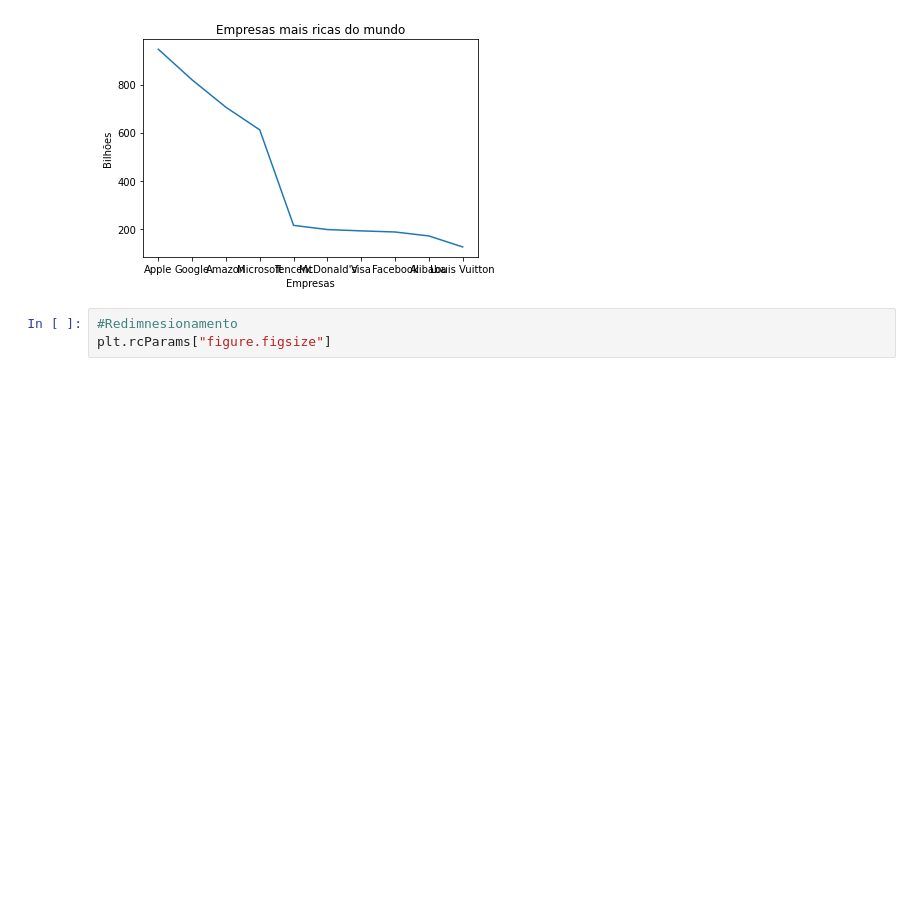
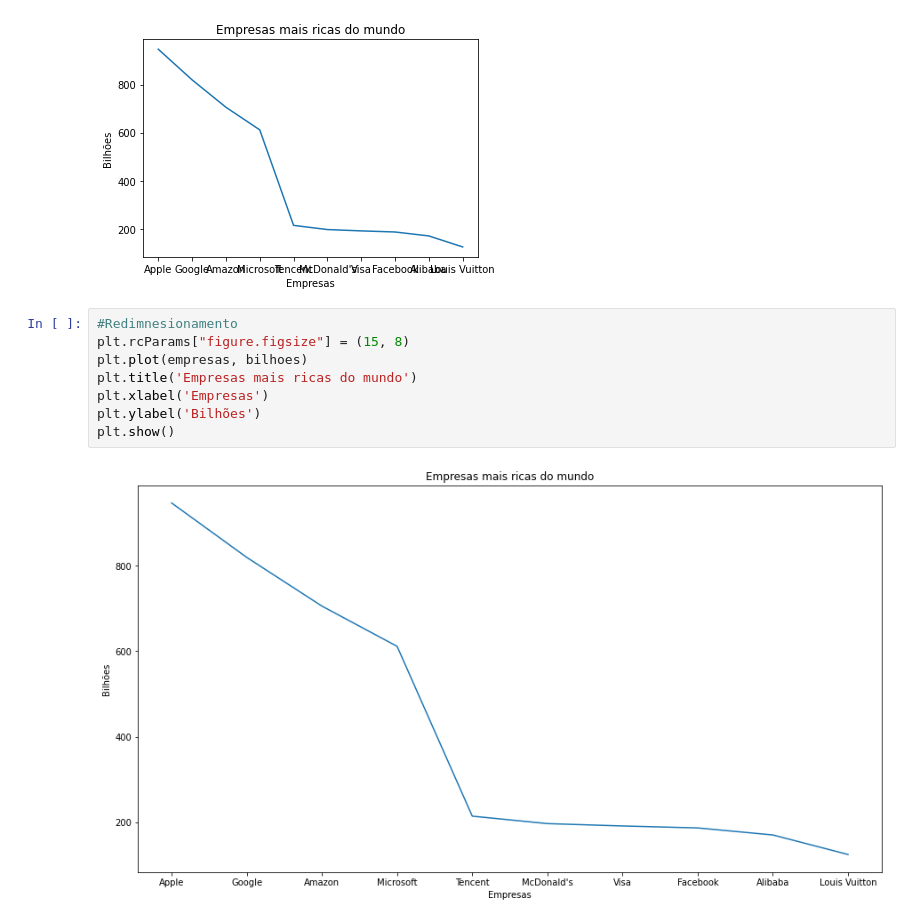
Before and after one commit to guilpassos/Data_Science, a Jupyter notebook: Fuctura__Python3_Aula03.ipynb, the cells around one changed output. Saved outputs shown, nothing was run; the diff lists cells and outputs as text; blank space fills up the shorter version.

```diff
--- a/Fuctura__Python3_Aula03.ipynb
+++ b/Fuctura__Python3_Aula03.ipynb
@@ -41,6 +41,13 @@ plt.ylabel('Bilhões')
 # %% [output]
 Text(0, 0.5, 'Bilhões')
 [figure]
-# %%
-#Redimnesionamento
-plt.rcParams["figure.figsize"]
+# %%
+#Redimnesionamento
+plt.rcParams["figure.figsize"] = (15, 8)
+plt.plot(empresas, bilhoes)
+plt.title('Empresas mais ricas do mundo')
+plt.xlabel('Empresas')
+plt.ylabel('Bilhões')
+plt.show()
+# %% [output]
+[figure, added]
```
Also changed, not shown: parts of 6 cells of this notebook.
